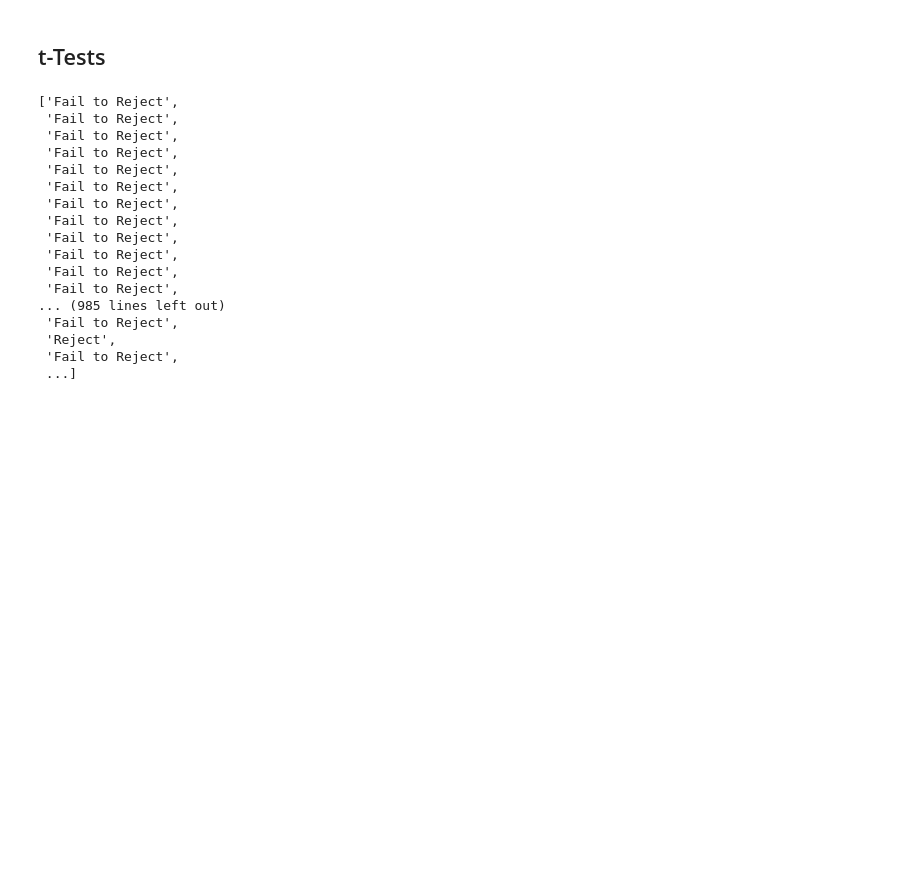
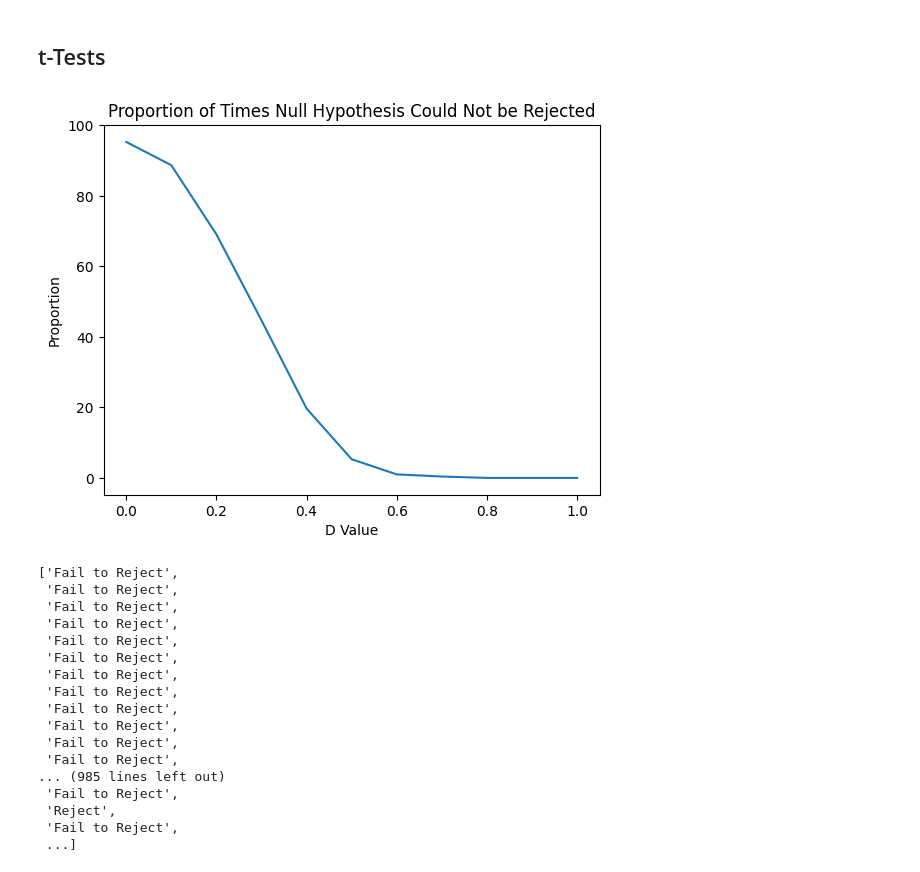
Before and after one commit to NiallRussell/Applied-Statistics, a Jupyter notebook: problems.ipynb, the cells around one changed output. Drawn from its saved outputs; the diff is of its cells as text; code cells hidden in the pictures; blank space fills up the shorter version.

Commit message:
adjust plotting

```diff
--- a/problems.ipynb
+++ b/problems.ipynb
@@ -367,12 +367,14 @@ d_values = np.arange(0, 1.01, .1)
 sample_size = 100
 simulations = 1000
 
-#Creating a blank list to store the results
-null_hypothesis = []
+# Create blank list to store results proportions for each d value
+hypothesis_proportion = []
 
 # Running loop for 1000 simulations
 # Loop through each possible d value, so that for each of the 11 values, 1000 simulations are run for both standard normal distribution, and normal distribution with mean d
 for d in d_values:
+    # For each mean value, create a blank list to store the results of each t-test
+    null_hypothesis = []
     # Loop through 1000 simulations for each value in d_values
     for i in range(simulations):
         # Simulate standard normal distribution with sample size 100
@@ -380,11 +382,33 @@ for d in d_values:
         normal_sample = np.random.normal(size=sample_size)
         # Repeat for normal distribution with mean d, SD of 1 and sample size 100. SD is 1 by default so no need to define it here- https://numpy.org/doc/2.1/reference/random/generated/numpy.random.normal.html
         d_sample = np.random.normal(loc=d, size=sample_size)
+        # Compare groups in a t-test- https://docs.scipy.org/doc/scipy/reference/generated/scipy.stats.ttest_ind.html
+        # independent samples t-test is used as groups are unrelated- https://www.questionpro.com/blog/paired-samples/
         ttest_result = stats.ttest_ind(d_sample, normal_sample)
+        # Retrieve the p-value (in position 1 in t-test results). If below 0.05, the null hypothesis is rejected. If above, we have failed to reject the null hypothesis
         if ttest_result[1] < .05:
             null_hypothesis.append("Reject")
         else:
             null_hypothesis.append("Fail to Reject")
+    #Count the rejects and failed to rejects
+    reject_count = null_hypothesis.count("Reject")
+    fail_count = null_hypothesis.count("Fail to Reject")
+    # Compute the proportion of of times the null hypothesis is not rejected
+    proportion = fail_count/(fail_count+reject_count)*100
+    # Append the blank list to include a tuple of the d value and the proportion
+    hypothesis_proportion.append([d, proportion])
+
+# Convert list to dataframe
+hypothesis_proportion = pd.DataFrame(hypothesis_proportion, columns = ["d value", "proportion"])
+# %%
+# Plot proportion against d value
+plt.plot(hypothesis_proportion["d value"], hypothesis_proportion["proportion"])
+plt.title("Proportion of Times Null Hypothesis Could Not be Rejected")
+plt.xlabel("D Value")
+plt.ylabel("Proportion")
+plt.show()
+# %% [output]
+[figure, added]
 # %%
 null_hypothesis
 # %% [output]
```
